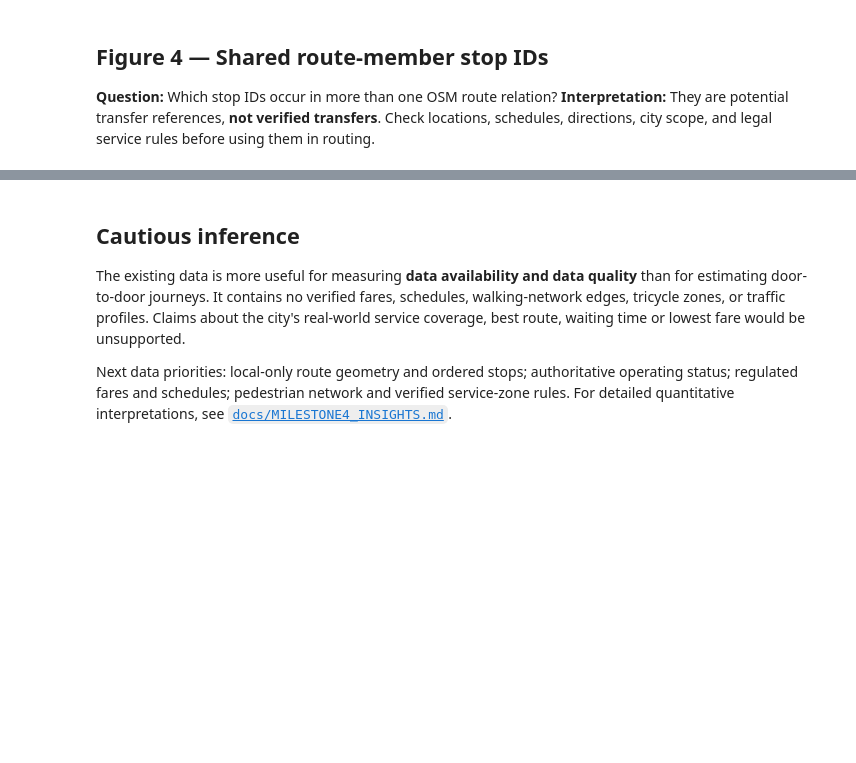
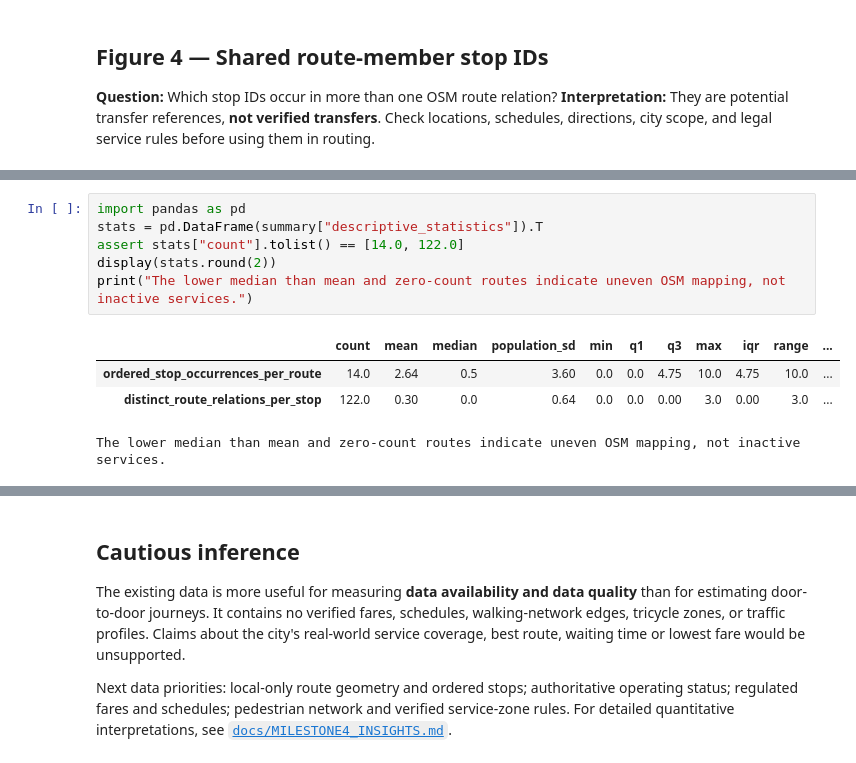
Before and after one commit to vn0raven/dep-data-engineering-vn0raven, a Jupyter notebook: notebooks/m4_initial_insights.ipynb, the cells around one changed output, grey strips where cells are left out. Cells and saved outputs as stored; diff of their text form; blank space fills up the shorter version.

Commit message:
fix(m4): complete descriptive statistics, comparison and executed notebook

```diff
--- a/notebooks/m4_initial_insights.ipynb
+++ b/notebooks/m4_initial_insights.ipynb
@@ -59,0 +90,11 @@ show_chart(fig)
+# %%
+import pandas as pd
+stats = pd.DataFrame(summary["descriptive_statistics"]).T
+assert stats["count"].tolist() == [14.0, 122.0]
+display(stats.round(2))
+print("The lower median than mean and zero-count routes indicate uneven OSM mapping, not inactive services.")
+# %% [output]
+|  | count | mean | median | population_sd | min | q1 | q3 | max | iqr | range | ... |
+| ordered_stop_occurrences_per_route | 14.0 | 2.64 | 0.5 | 3.60 | 0.0 | 0.0 | 4.75 | 10.0 | 4.75 | 10.0 | ... |
+| distinct_route_relations_per_stop | 122.0 | 0.30 | 0.0 | 0.64 | 0.0 | 0.0 | 0.00 | 3.0 | 0.00 | 3.0 | ... |
+The lower median than mean and zero-count routes indicate uneven OSM mapping, not inactive services.
```
Also changed, not shown: parts of 9 cells of this notebook, 7 other files.
